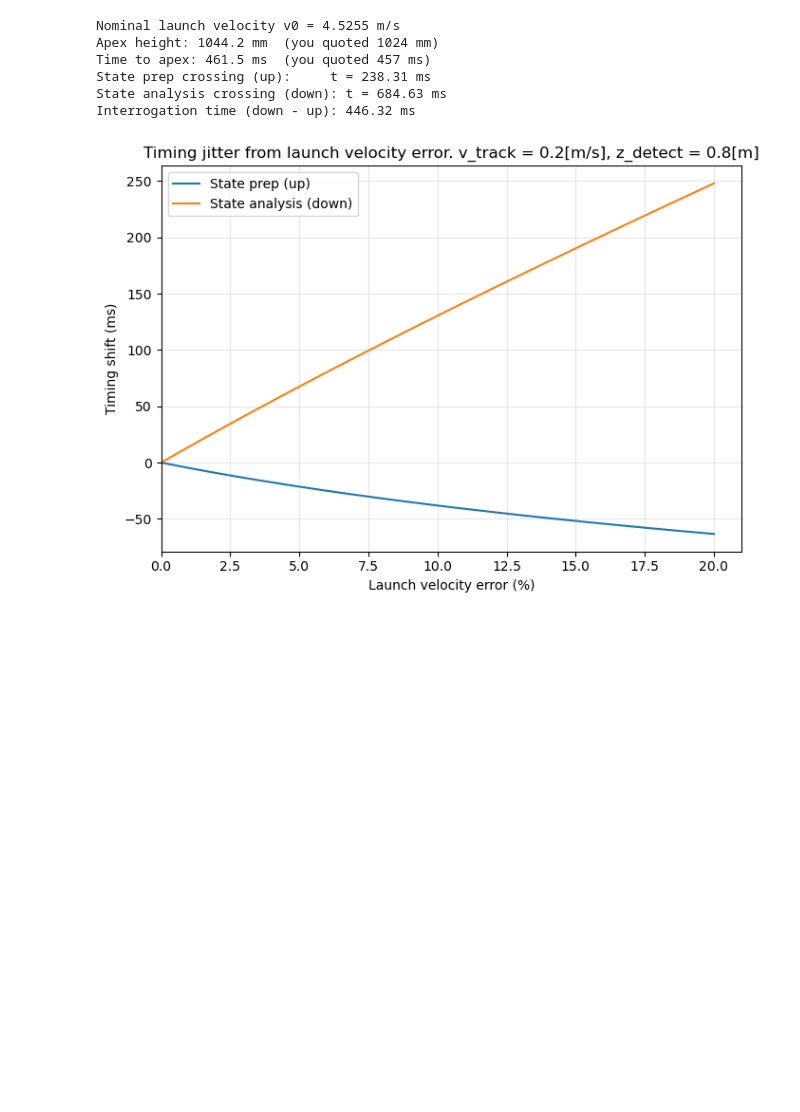
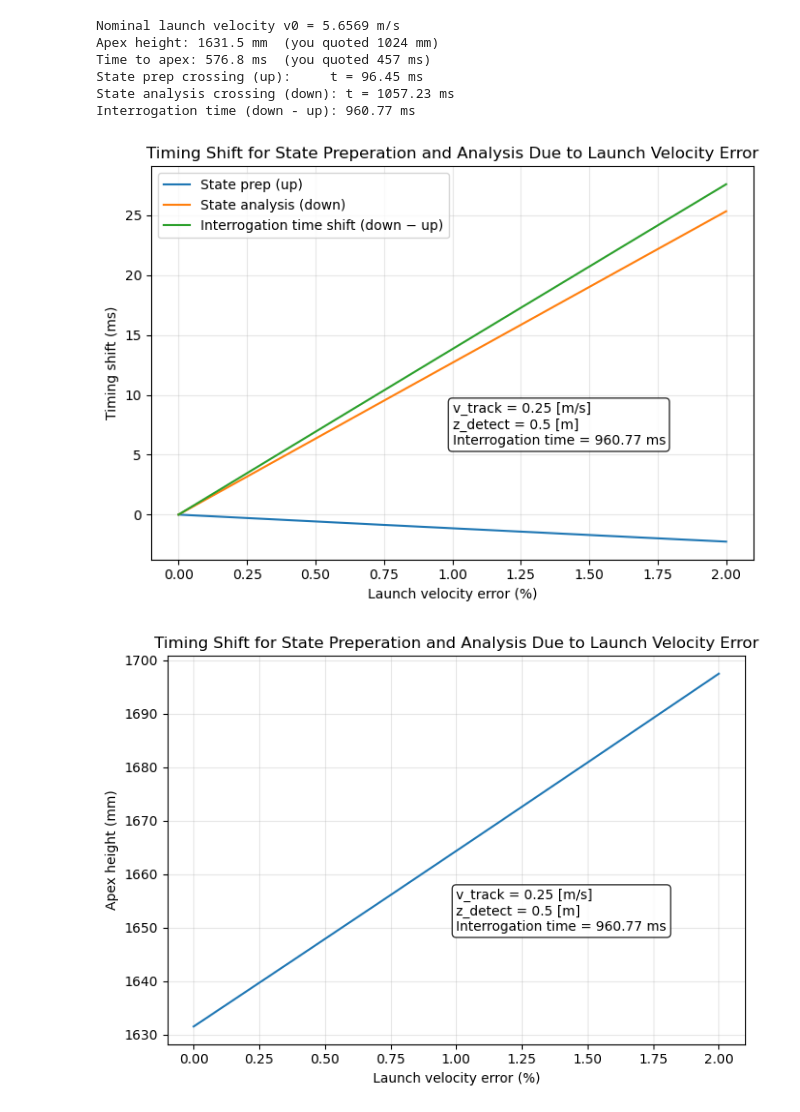
Before and after one commit to josephmlev/eedm_jml, a Jupyter notebook: daqAnalysisAndExperiments/launch/MrrVelocityJitterCalc.ipynb, the cells around one changed output. Saved outputs shown, nothing was run; the diff lists cells and outputs as text; code cells hidden in the pictures; blank space fills up the shorter version.

```diff
--- a/daqAnalysisAndExperiments/launch/MrrVelocityJitterCalc.ipynb
+++ b/daqAnalysisAndExperiments/launch/MrrVelocityJitterCalc.ipynb
@@ -16,13 +16,13 @@ import matplotlib.pyplot as plt
 
 # ---------------- Constants & nominal parameters ----------------
 g = 9.80665                  # m/s^2
-v_track = 0.2             # m/s, retroreflector track speed
+v_track = 0.20             # m/s, retroreflector track speed
 v0 = 16 * v_track * np.sqrt(2)   # atomic launch velocity = 2 * mirror velocity
                              # (Doppler: moving retroreflector doubles the shift)
 # Note: if your geometry gives a different ratio, change the factor of 2.
 print(f"Nominal launch velocity v0 = {v0:.4f} m/s")
 
-z_int = 0.8                # m, height of state prep / analysis region
+z_int = 0.5                # m, height of state prep / analysis region
 
 # ---------------- Helper functions ----------------
 def apex_height(v0):
@@ -61,35 +61,51 @@ print(f"Interrogation time (down - up): {(t_down - t_up)*1000:.2f} ms")
 
 # ---------------- Sensitivity to launch velocity error ----------------
 # Sweep fractional velocity error from -2% to +2%
-frac_err = np.linspace(-0.02, 0.2, 401)
+frac_err = np.linspace(-0.0, 0.02, 401)
 v0_arr = v0 * (1 + frac_err)
 t_up_arr, t_down_arr = t_cross(v0_arr, z_int)
 T_int = t_down_arr - t_up_arr  # interrogation time (Ramsey-like)
 
 # Convert fractional velocity error to absolute track velocity error (mm/s)
 track_err_mms = frac_err * v_track * 1000
-
+h_apex_arr = apex_height(v0_arr)
 # Reference (nominal) values
 t_up0, t_down0 = t_cross(v0, z_int)
 # %% [output]
-Nominal launch velocity v0 = 4.5255 m/s
-Apex height: 1044.2 mm  (you quoted 1024 mm)
-Time to apex: 461.5 ms  (you quoted 457 ms)
-State prep crossing (up):     t = 238.31 ms
-State analysis crossing (down): t = 684.63 ms
-Interrogation time (down - up): 446.32 ms
+Nominal launch velocity v0 = 5.6569 m/s
+Apex height: 1631.5 mm  (you quoted 1024 mm)
+Time to apex: 576.8 ms  (you quoted 457 ms)
+State prep crossing (up):     t = 96.45 ms
+State analysis crossing (down): t = 1057.23 ms
+Interrogation time (down - up): 960.77 ms
 # %%
 plt.figure(figsize=(7, 5))
 mask = frac_err >= 0
-plt.plot(frac_err[mask] * 100, (t_up_arr[mask] - t_up0) * 1000, label='State prep (up)')
-plt.plot(frac_err[mask] * 100, (t_down_arr[mask] - t_down0) * 1000, label='State analysis (down)')
+plt.plot(frac_err * 100, (t_up_arr - t_up0) * 1000, label='State prep (up)')
+plt.plot(frac_err * 100, (t_down_arr - t_down0) * 1000, label='State analysis (down)')
+plt.plot(frac_err * 100, ((t_down_arr - t_up_arr) - (t_down0 - t_up0)) * 1000, label='Interrogation time shift (down − up)')
+plt.text(0.5, 0.4, f'v_track = {v_track} [m/s]\nz_detect = {z_int} [m]\nInterrogation time = {(t_down - t_up)*1000:.2f} ms',
+         transform=plt.gca().transAxes, ha='left', va='top',
+         bbox=dict(boxstyle='round', facecolor='white', alpha=0.8))
 plt.xlabel('Launch velocity error (%)')
 plt.ylabel('Timing shift (ms)')
-plt.title(f'Timing jitter from launch velocity error. v_track = {v_track}[m/s], z_detect = {z_int}[m]')
+plt.title(f'Timing Shift for State Preperation and Analysis Due to Launch Velocity Error')
 plt.legend()
 plt.grid(True, alpha=0.3)
-plt.xlim(left=0)
 plt.tight_layout()
 plt.show()
+
+plt.figure(figsize=(7, 5))
+plt.plot(frac_err * 100, (h_apex_arr) * 1000)
+plt.text(0.5, 0.4, f'v_track = {v_track} [m/s]\nz_detect = {z_int} [m]\nInterrogation time = {(t_down - t_up)*1000:.2f} ms',
+         transform=plt.gca().transAxes, ha='left', va='top',
+         bbox=dict(boxstyle='round', facecolor='white', alpha=0.8))
+plt.xlabel('Launch velocity error (%)')
+plt.ylabel('Apex height (mm)')
+plt.title(f'Timing Shift for State Preperation and Analysis Due to Launch Velocity Error')
+plt.grid(True, alpha=0.3)
+plt.tight_layout()
+plt.show()
 # %% [output]
-[figure, old version]
+[figure, new version]
+[figure, added]
```
Also changed, not shown: 2 other files.
